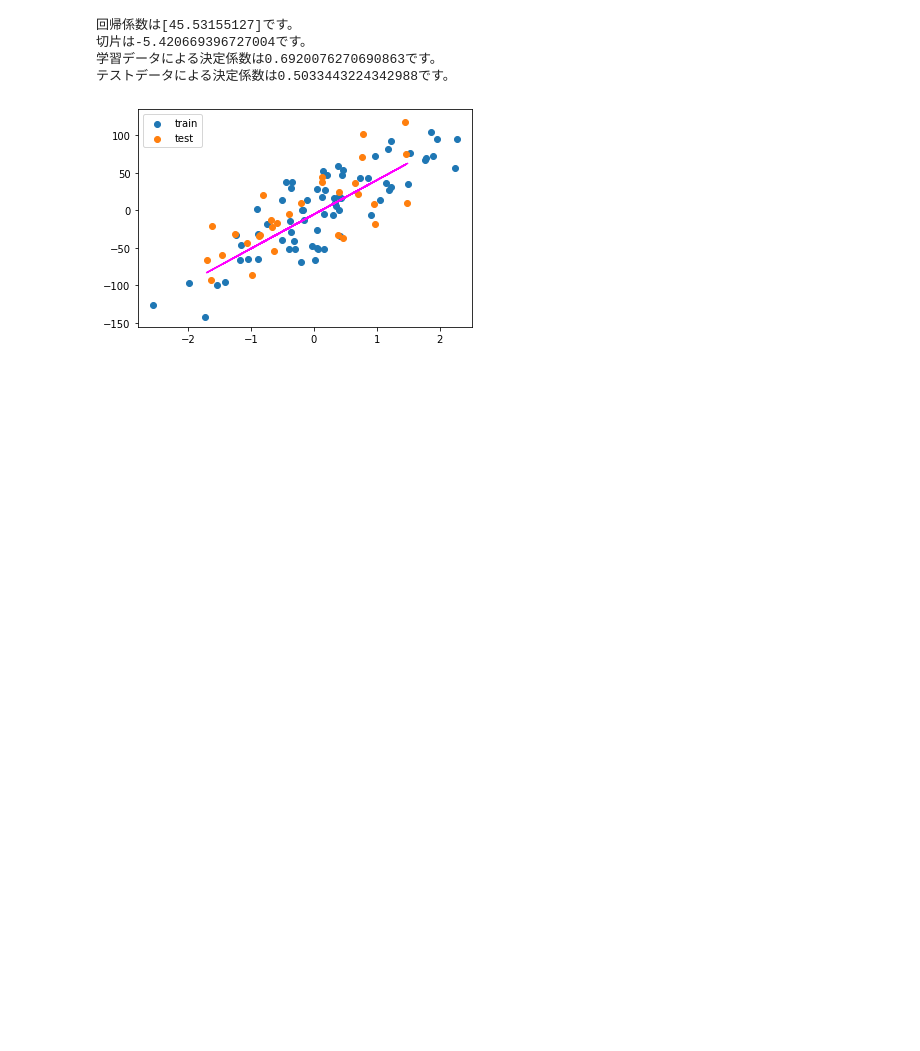
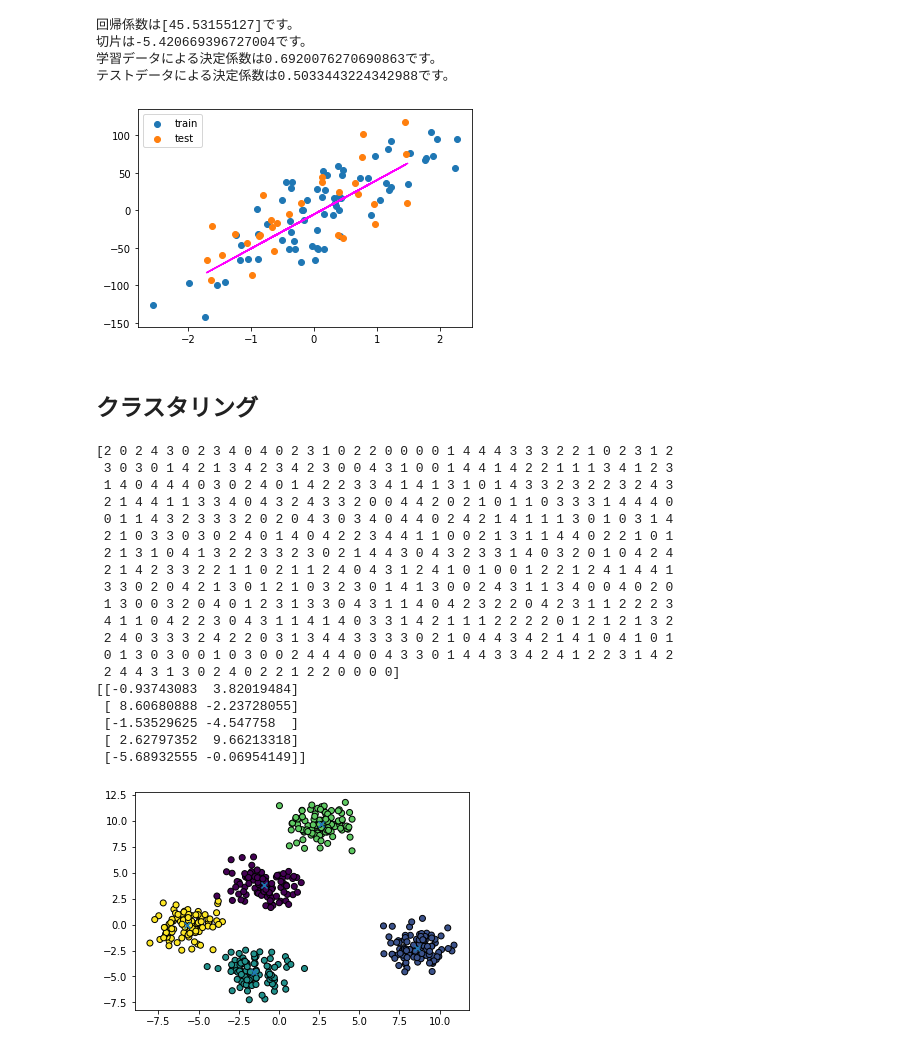
Before and after one commit to HIRO76/jupyter_lesson, a Jupyter notebook: lesson/lesson13.ipynb, the cells around one changed output. Saved outputs shown, nothing was run; the diff lists cells and outputs as text; code cells hidden in the pictures; blank space fills up the shorter version.

```diff
--- a/lesson/lesson13.ipynb
+++ b/lesson/lesson13.ipynb
@@ -40,3 +40,44 @@ plt.show()
 学習データによる決定係数は0.6920076270690863です。
 テストデータによる決定係数は0.5033443224342988です。
 [figure]
+# %% [markdown]
+## クラスタリング
+# %%
+from sklearn import datasets
+from sklearn import cluster  # クラスタリングを行うモジュール
+import matplotlib.pyplot as plt
+
+data, label = datasets.make_blobs(n_samples=500, n_features=2, centers=5)
+# クラスタリングを実施するためのデータを作成
+
+e = cluster.KMeans(n_clusters=5)  # ①KMeans法を行うインスタンスを取得することでKMeansクラスタリングができる
+e.fit(data)  # ②fit()メソッドでクラスタリングが行われる
+
+print(e.labels_)  # ③各データが属するクラスタを取得
+print(e.cluster_centers_)  # ④クラスタの中心を取得
+
+plt.scatter(data[:, 0], data[:, 1], marker="o", c=e.labels_, edgecolor="k")  # ⑤データを散布図にする
+plt.scatter(e.cluster_centers_[:, 0], e.cluster_centers_[:, 1], marker="x")  # ⑥クラスタの中心地を散布図にする
+
+plt.show()
+# %% [output]
+[2 0 2 4 3 0 2 3 4 0 4 0 2 3 1 0 2 2 0 0 0 0 1 4 4 4 3 3 3 2 2 1 0 2 3 1 2
+ 3 0 3 0 1 4 2 1 3 4 2 3 4 2 3 0 0 4 3 1 0 0 1 4 4 1 4 2 2 1 1 1 3 4 1 2 3
+ 1 4 0 4 4 4 0 3 0 2 4 0 1 4 2 2 3 3 4 1 4 1 3 1 0 1 4 3 3 2 3 2 2 3 2 4 3
+ 2 1 4 4 1 1 3 3 4 0 4 3 2 4 3 3 2 0 0 4 4 2 0 2 1 0 1 1 0 3 3 3 1 4 4 4 0
+ 0 1 1 4 3 2 3 3 3 2 0 2 0 4 3 0 3 4 0 4 4 0 2 4 2 1 4 1 1 1 3 0 1 0 3 1 4
+ 2 1 0 3 3 0 3 0 2 4 0 1 4 0 4 2 2 3 4 4 1 1 0 0 2 1 3 1 1 4 4 0 2 2 1 0 1
+ 2 1 3 1 0 4 1 3 2 2 3 3 2 3 0 2 1 4 4 3 0 4 3 2 3 3 1 4 0 3 2 0 1 0 4 2 4
+ 2 1 4 2 3 3 2 2 1 1 0 2 1 1 2 4 0 4 3 1 2 4 1 0 1 0 0 1 2 2 1 2 4 1 4 4 1
+ 3 3 0 2 0 4 2 1 3 0 1 2 1 0 3 2 3 0 1 4 1 3 0 0 2 4 3 1 1 3 4 0 0 4 0 2 0
+ 1 3 0 0 3 2 0 4 0 1 2 3 1 3 3 0 4 3 1 1 4 0 4 2 3 2 2 0 4 2 3 1 1 2 2 2 3
+ 4 1 1 0 4 2 2 3 0 4 3 1 1 4 1 4 0 3 3 1 4 2 1 1 1 2 2 2 2 0 1 2 1 2 1 3 2
+ 2 4 0 3 3 3 2 4 2 2 0 3 1 3 4 4 3 3 3 3 0 2 1 0 4 4 3 4 2 1 4 1 0 4 1 0 1
+ 0 1 3 0 3 0 0 1 0 3 0 0 2 4 4 4 0 0 4 3 3 0 1 4 4 3 3 4 2 4 1 2 2 3 1 4 2
+ 2 4 4 3 1 3 0 2 4 0 2 2 1 2 2 0 0 0 0]
+[[-0.93743083  3.82019484]
+ [ 8.60680888 -2.23728055]
+ [-1.53529625 -4.547758  ]
+ [ 2.62797352  9.66213318]
+ [-5.68932555 -0.06954149]]
+[figure, added]
```
Also changed, not shown: parts of 4 cells of this notebook.
